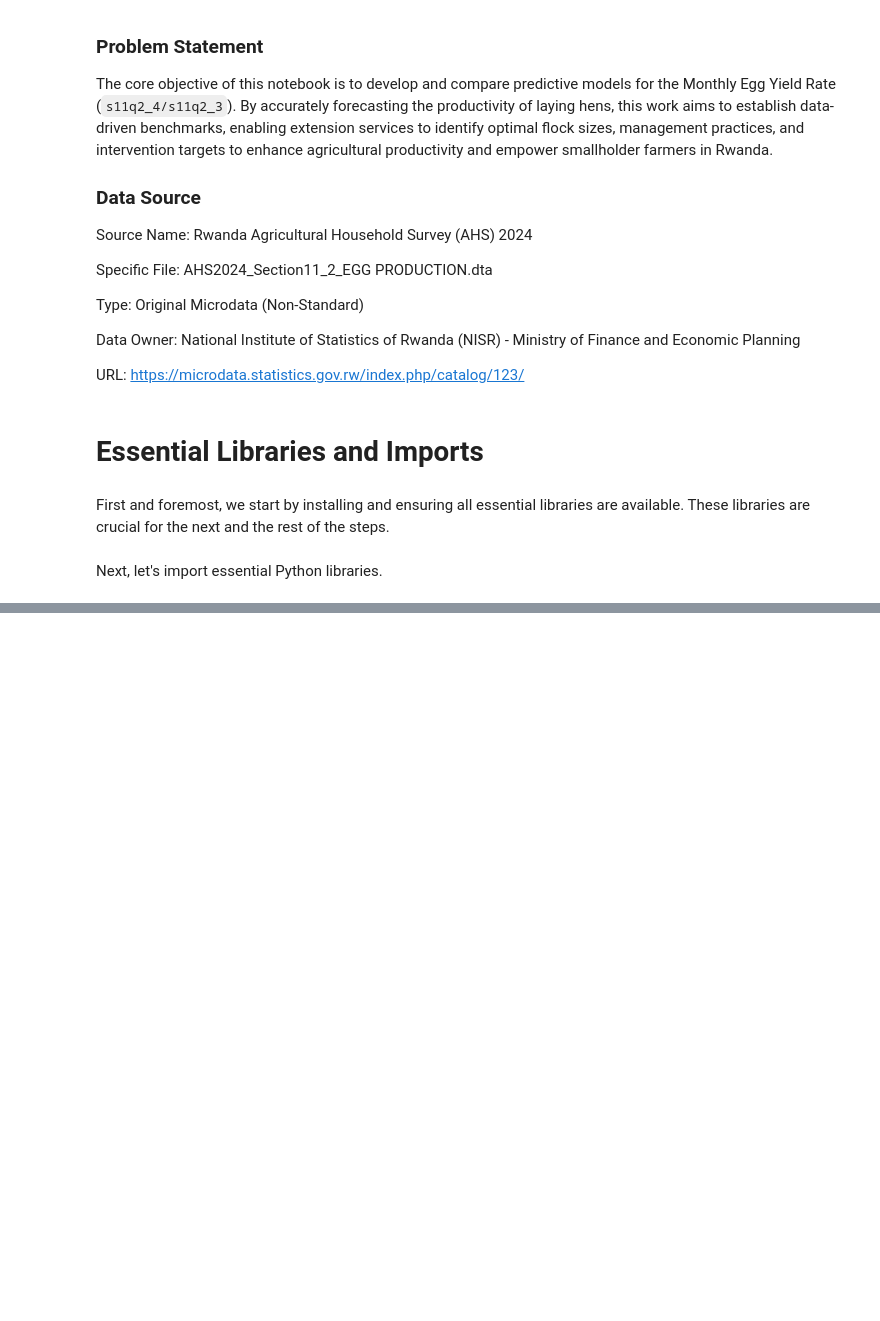
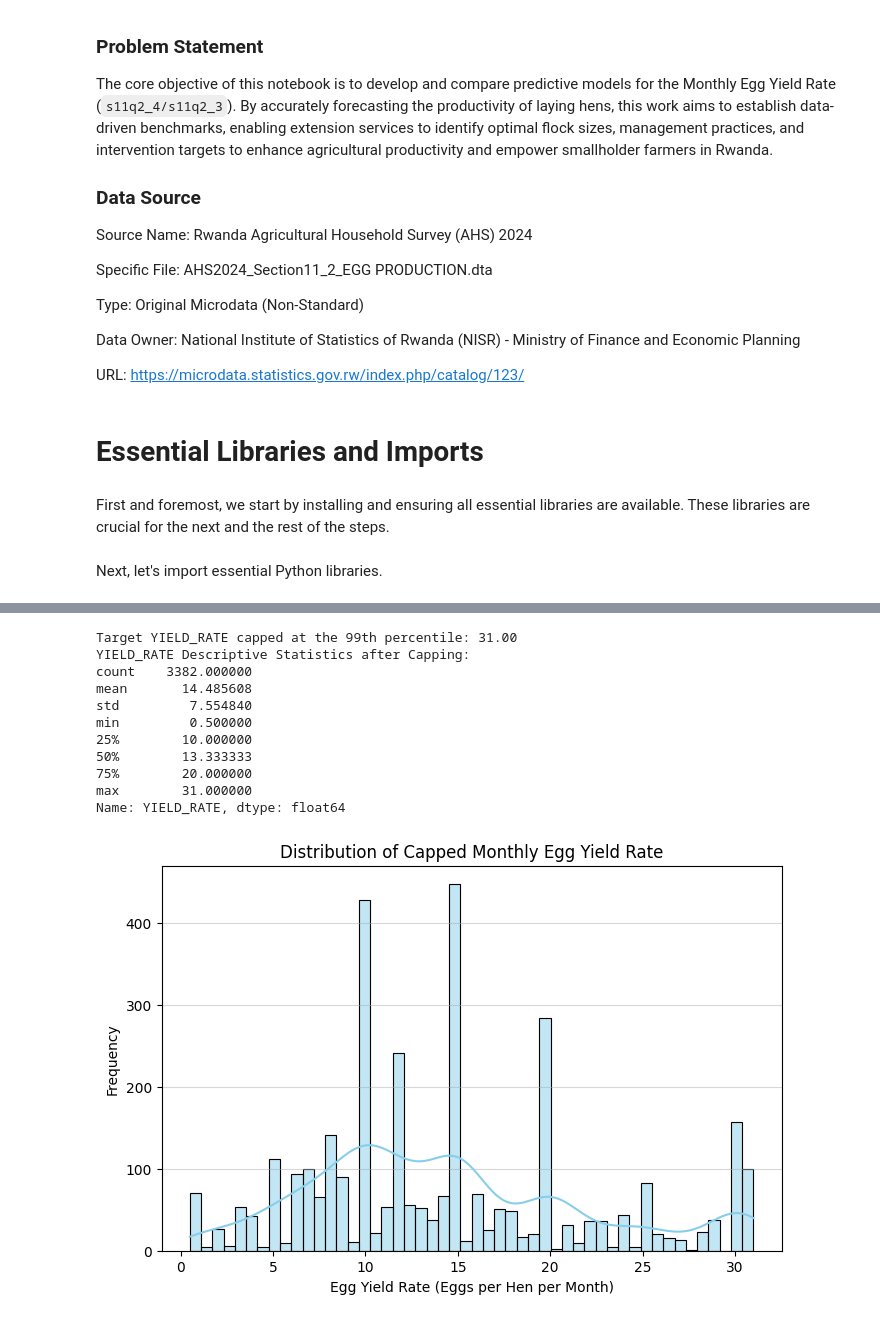
Before and after one commit to Emmanuel-kwizera/ML-Pipeline-Group4, a Jupyter notebook: model/EggYieldRate_Prediction.ipynb, the cells around one changed output, grey strips where cells are left out. Cells and saved outputs as stored; diff of their text form; code cells hidden in the pictures; blank space fills up the shorter version.

```diff
--- a/model/EggYieldRate_Prediction.ipynb
+++ b/model/EggYieldRate_Prediction.ipynb
@@ -42,0 +67,7 @@ import pickle
+# %%
+# Load the dataset
+df = pd.read_stata('Microdata/AHS2024_Section11_2_EGG PRODUCTION.dta')
+
+print(f"Initial DataFrame shape: {df.shape}")
+
+df.info()
@@ -42,0 +143,7 @@ import pickle
+# %%
+# Convert categorical columns to appropriate string type.
+categorical_cols = ['province', 'district', 's11q2_2']
+df_filtered[categorical_cols] = df_filtered[categorical_cols].astype("category")
+
+print(f"Final filtered shape: {df_filtered.shape}")
+print(f"Number of active production records retained: {df_filtered.shape[0]}")
@@ -42,0 +163,39 @@ import pickle
+# %%
+# Calculate the Target Variable
+df_filtered['YIELD_RATE'] = df_filtered['s11q2_4'] / df_filtered['s11q2_3']
+
+# Determine the 99th percentile cap
+cap_value = df_filtered['YIELD_RATE'].quantile(0.99)
+
+# Apply capping
+df_filtered['YIELD_RATE'] = np.where(
+    df_filtered['YIELD_RATE'] > cap_value,
+    cap_value,
+    df_filtered['YIELD_RATE']
+)
+
+print(f"Target YIELD_RATE capped at the 99th percentile: {cap_value:.2f}")
+print("YIELD_RATE Descriptive Statistics after Capping:")
+print(df_filtered['YIELD_RATE'].describe())
+
+# Visualization of the Target Variable Distribution
+plt.figure(figsize=(8, 5))
+sns.histplot(df_filtered['YIELD_RATE'], bins=50, kde=True, color='skyblue')
+plt.title('Distribution of Capped Monthly Egg Yield Rate')
+plt.xlabel('Egg Yield Rate (Eggs per Hen per Month)')
+plt.ylabel('Frequency')
+plt.grid(axis='y', alpha=0.5)
+plt.show()
+# %% [output]
+Target YIELD_RATE capped at the 99th percentile: 31.00
+YIELD_RATE Descriptive Statistics after Capping:
+count    3382.000000
+mean       14.485608
+std         7.554840
+min         0.500000
+25%        10.000000
+50%        13.333333
+75%        20.000000
+max        31.000000
+Name: YIELD_RATE, dtype: float64
+[figure, added]
```
Also changed, not shown: parts of 35 cells of this notebook.
